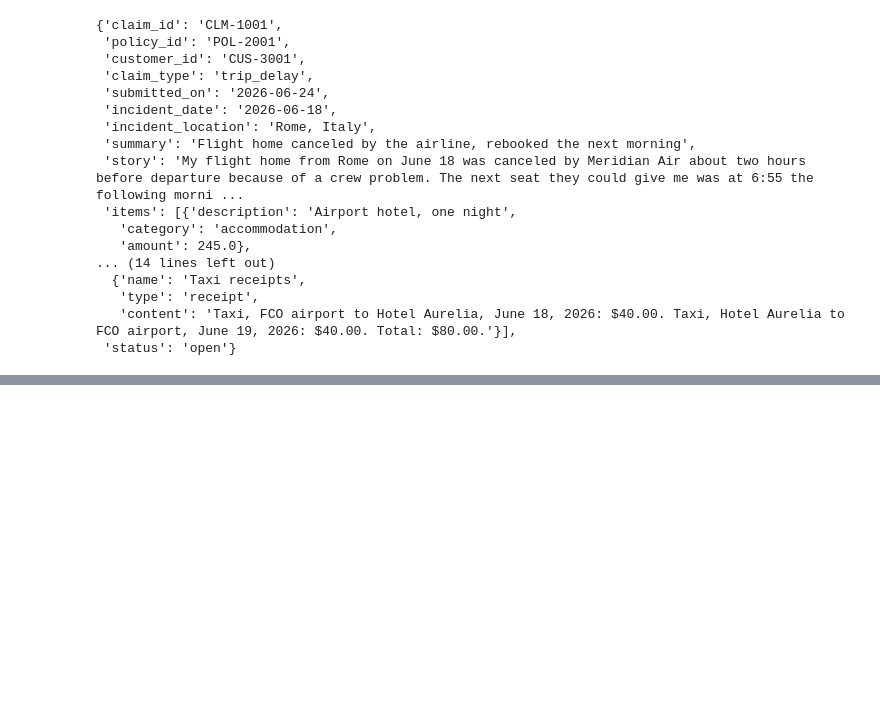
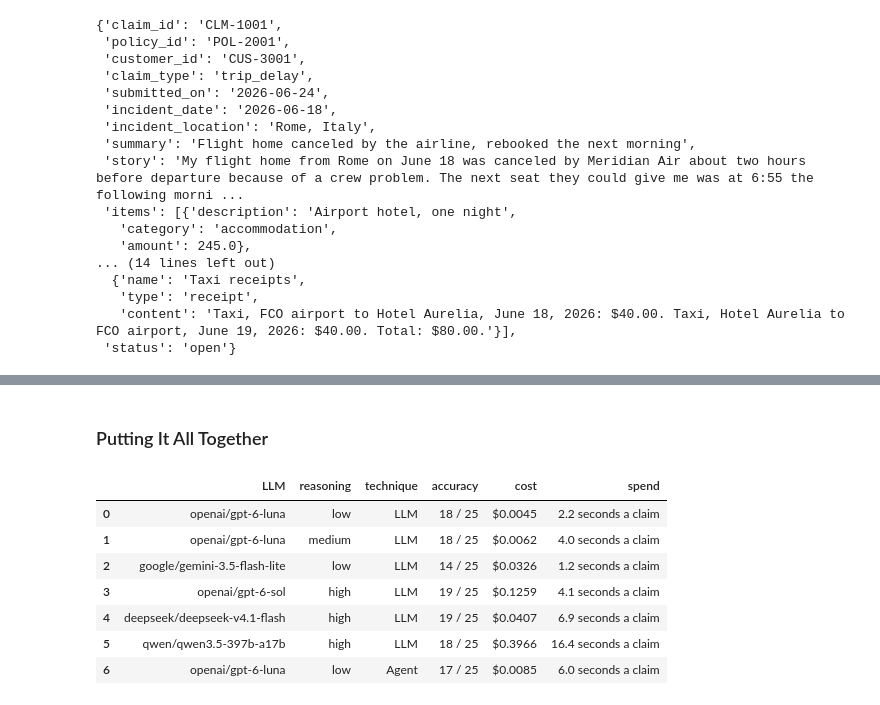
Before and after one commit to MWPerrineJr/undercover, a Jupyter notebook: MyWork/UndercoverProject/week1/day2.ipynb, the cells around one changed output, grey strips where cells are left out. Cells and saved outputs as stored; diff of their text form; code cells hidden in the pictures; blank space fills up the shorter version.

```diff
--- a/MyWork/UndercoverProject/week1/day2.ipynb
+++ b/MyWork/UndercoverProject/week1/day2.ipynb
@@ -118,0 +332,2 @@ claims[0]
+# %%
+gemini = run('google/gemini-3.5-flash-lite', 'low', claims, labels)
@@ -118,0 +357,2 @@ claims[0]
+# %%
+qwen = run('qwen/qwen3.5-397b-a17b', 'high', claims, labels)
@@ -118,0 +468,2 @@ claims[0]
+# %%
+sol = run('openai/gpt-6-sol', 'high', claims, labels)
@@ -118,0 +607,10 @@ claims[0]
+# %%
+result = agent.invoke({
+    'messages':[{
+        'role': 'user',
+        'content': make_claim_prompt(claims[0])
+    }]
+})
+
+for message in result['messages'][1:]:
+    message.pretty_print()
@@ -118,0 +745,35 @@ claims[0]
+# %% [markdown]
+### Putting It All Together
+# %%
+# If you skipped Part 3, take sol out of this list
+experiments = [luna_low,
+                luna_medium,
+                gemini,
+                sol,
+                deepseek,
+                qwen,
+                agent_results]
+rows = []
+for results in experiments:
+    right = sum(result['right'] for result in results)
+    cost = sum(result['cost'] for result in results)
+    seconds = sum(result['seconds'] for result in results)
+    rows.append({
+        'LLM': results[0]['model'],
+        'reasoning': results[0]['effort'],
+        'technique': results[0]['technique'],
+        'accuracy': f"{right} / {len(results)}",
+        'cost': f"${cost:.4f}",
+        'spend': f"{seconds / len(results):.1f} seconds a claim",
+    })
+
+pd.DataFrame(rows)
+# %% [output]
+|  | LLM | reasoning | technique | accuracy | cost | spend |
+| 0 | openai/gpt-6-luna | low | LLM | 18 / 25 | $0.0045 | 2.2 seconds a claim |
+| 1 | openai/gpt-6-luna | medium | LLM | 18 / 25 | $0.0062 | 4.0 seconds a claim |
+| 2 | google/gemini-3.5-flash-lite | low | LLM | 14 / 25 | $0.0326 | 1.2 seconds a claim |
+| 3 | openai/gpt-6-sol | high | LLM | 19 / 25 | $0.1259 | 4.1 seconds a claim |
+| 4 | deepseek/deepseek-v4.1-flash | high | LLM | 19 / 25 | $0.0407 | 6.9 seconds a claim |
+| 5 | qwen/qwen3.5-397b-a17b | high | LLM | 18 / 25 | $0.3966 | 16.4 seconds a claim |
+| 6 | openai/gpt-6-luna | low | Agent | 17 / 25 | $0.0085 | 6.0 seconds a claim |
```
Also changed, not shown: parts of 46 cells of this notebook.
